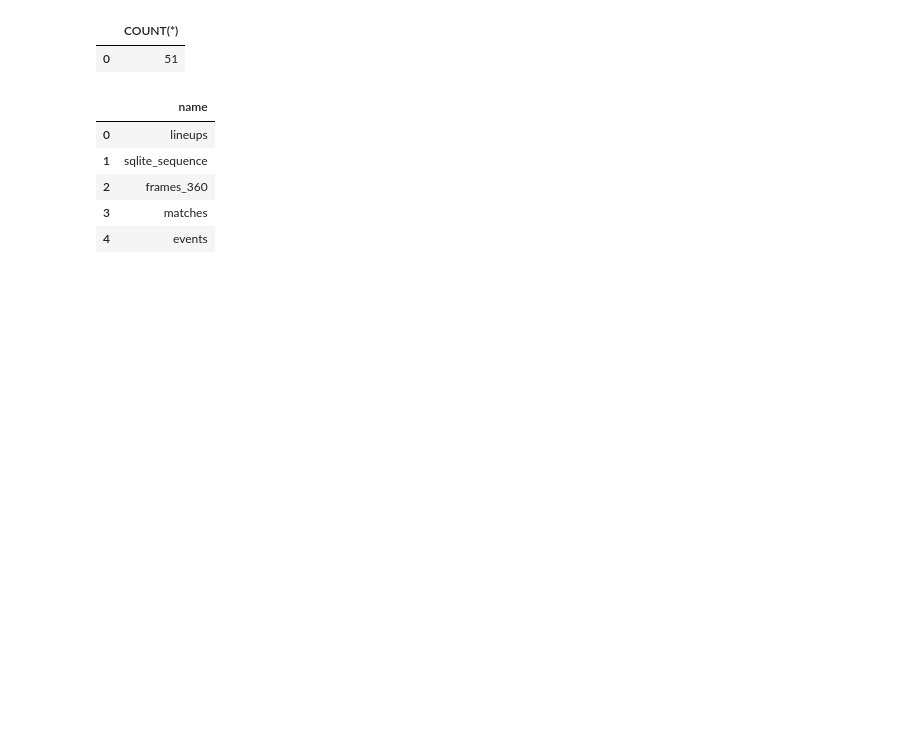
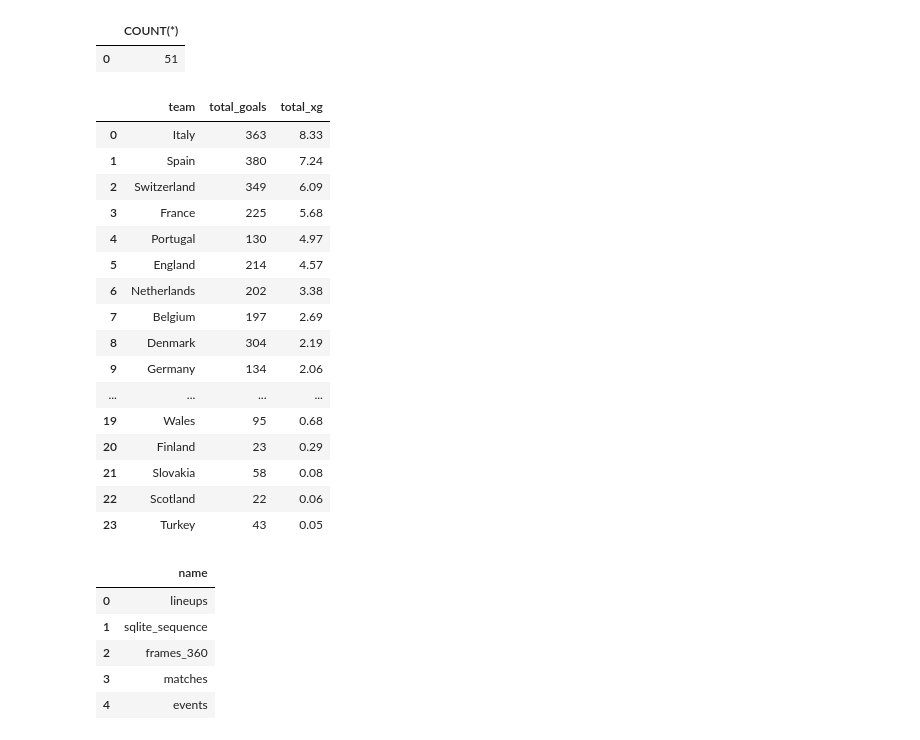
Before and after one commit to TrilemmaFoundation/UCI-MDS-F25-Soccer, a Jupyter notebook: notebooks/change_pt_example.ipynb, the cells around one changed output. Cells and saved outputs as stored; diff of their text form; code cells hidden in the pictures; blank space fills up the shorter version.

```diff
--- a/notebooks/change_pt_example.ipynb
+++ b/notebooks/change_pt_example.ipynb
@@ -23,6 +23,54 @@ df.head()
 # %% [output]
 |  | COUNT(*) |
 | 0 | 51 |
+# %%
+# erm... there were sql queries in the database specification
+xg_vs_goal_query = '''WITH team_stats AS (
+    SELECT
+        m.home_team as team,
+        SUM(m.home_score) as actual_goals,
+        ROUND(SUM(CASE WHEN e.shot_outcome = 'Goal' AND e.team = m.home_team
+                       THEN e.shot_statsbomb_xg ELSE 0 END), 2) as expected_goals
+    FROM matches m
+    LEFT JOIN events e ON m.match_id = e.match_id AND e.type = 'Shot'
+    GROUP BY m.home_team
+
+    UNION ALL
+
+    SELECT
+        m.away_team as team,
+        SUM(m.away_score) as actual_goals,
+        ROUND(SUM(CASE WHEN e.shot_outcome = 'Goal' AND e.team = m.away_team
+                       THEN e.shot_statsbomb_xg ELSE 0 END), 2) as expected_goals
+    FROM matches m
+    LEFT JOIN events e ON m.match_id = e.match_id AND e.type = 'Shot'
+    GROUP BY m.away_team
+)
+SELECT team, SUM(actual_goals) as total_goals, SUM(expected_goals) as total_xg
+FROM team_stats
+GROUP BY team
+ORDER BY total_xg DESC;'''
+
+xg_table = pd.read_sql_query(xg_vs_goal_query, conn)
+xg_table
+# %% [output]
+|  | team | total_goals | total_xg |
+| 0 | Italy | 363 | 8.33 |
+| 1 | Spain | 380 | 7.24 |
+| 2 | Switzerland | 349 | 6.09 |
+| 3 | France | 225 | 5.68 |
+| 4 | Portugal | 130 | 4.97 |
+| 5 | England | 214 | 4.57 |
+| 6 | Netherlands | 202 | 3.38 |
+| 7 | Belgium | 197 | 2.69 |
+| 8 | Denmark | 304 | 2.19 |
+| 9 | Germany | 134 | 2.06 |
+| ... | ... | ... | ... |
+| 19 | Wales | 95 | 0.68 |
+| 20 | Finland | 23 | 0.29 |
+| 21 | Slovakia | 58 | 0.08 |
+| 22 | Scotland | 22 | 0.06 |
+| 23 | Turkey | 43 | 0.05 |
 # %%
 # tables in the dataset
 tables = pd.read_sql_query("SELECT name FROM sqlite_master WHERE type='table';", conn)
```
Also changed, not shown: parts of 8 cells of this notebook, 2 other files.
